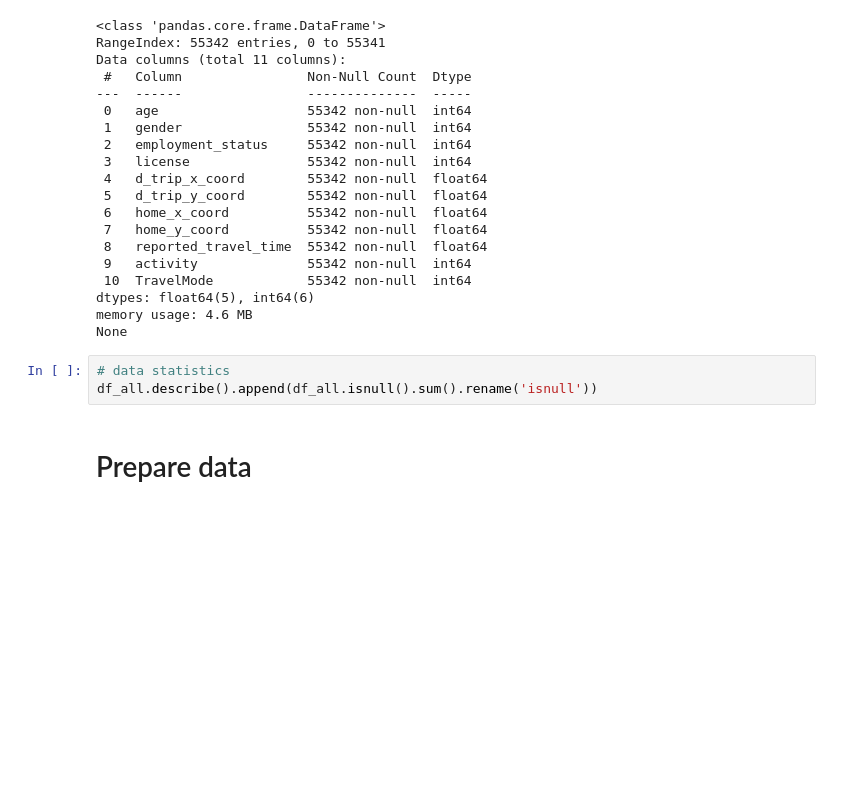
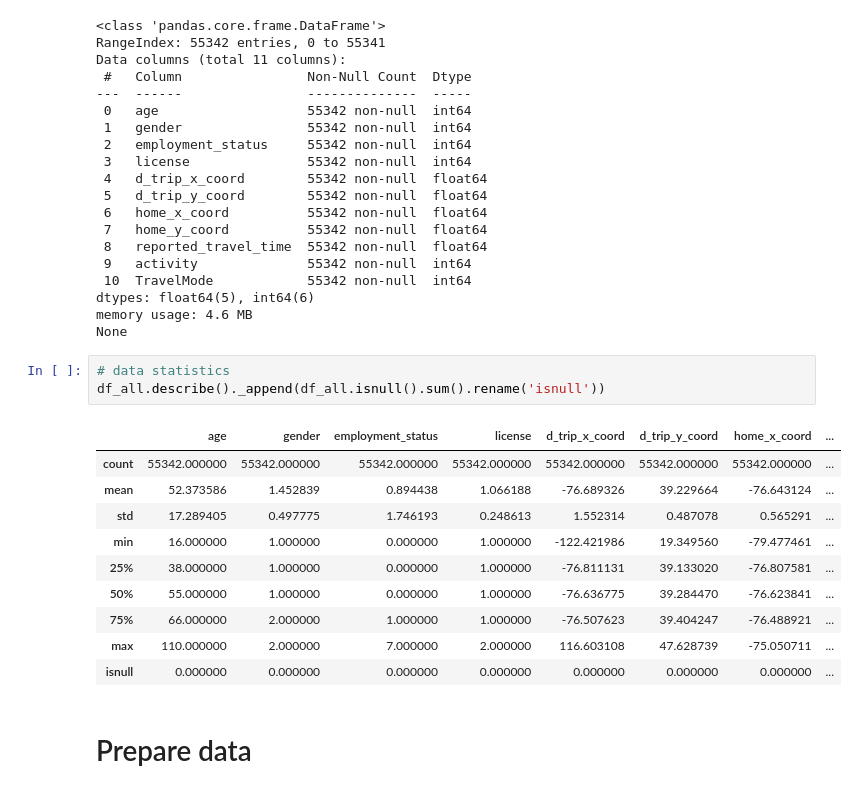
Before and after one commit to RaziqZaman/tripsynth-vae, a Jupyter notebook: pop-synth-vae.ipynb, the cells around one changed output. Saved outputs shown, nothing was run; the diff lists cells and outputs as text; blank space fills up the shorter version.

```diff
--- a/pop-synth-vae.ipynb
+++ b/pop-synth-vae.ipynb
@@ -107,7 +107,18 @@ memory usage: 4.6 MB
 None
 # %%
 # data statistics
-df_all.describe().append(df_all.isnull().sum().rename('isnull'))
+df_all.describe()._append(df_all.isnull().sum().rename('isnull'))
+# %% [output]
+|  | age | gender | employment_status | license | d_trip_x_coord | d_trip_y_coord | home_x_coord | ... |
+| count | 55342.000000 | 55342.000000 | 55342.000000 | 55342.000000 | 55342.000000 | 55342.000000 | 55342.000000 | ... |
+| mean | 52.373586 | 1.452839 | 0.894438 | 1.066188 | -76.689326 | 39.229664 | -76.643124 | ... |
+| std | 17.289405 | 0.497775 | 1.746193 | 0.248613 | 1.552314 | 0.487078 | 0.565291 | ... |
+| min | 16.000000 | 1.000000 | 0.000000 | 1.000000 | -122.421986 | 19.349560 | -79.477461 | ... |
+| 25% | 38.000000 | 1.000000 | 0.000000 | 1.000000 | -76.811131 | 39.133020 | -76.807581 | ... |
+| 50% | 55.000000 | 1.000000 | 0.000000 | 1.000000 | -76.636775 | 39.284470 | -76.623841 | ... |
+| 75% | 66.000000 | 2.000000 | 1.000000 | 1.000000 | -76.507623 | 39.404247 | -76.488921 | ... |
+| max | 110.000000 | 2.000000 | 7.000000 | 2.000000 | 116.603108 | 47.628739 | -75.050711 | ... |
+| isnull | 0.000000 | 0.000000 | 0.000000 | 0.000000 | 0.000000 | 0.000000 | 0.000000 | ... |
 # %% [markdown]
 # Prepare data
 # %%
```
Also changed, not shown: parts of 2 cells of this notebook.
